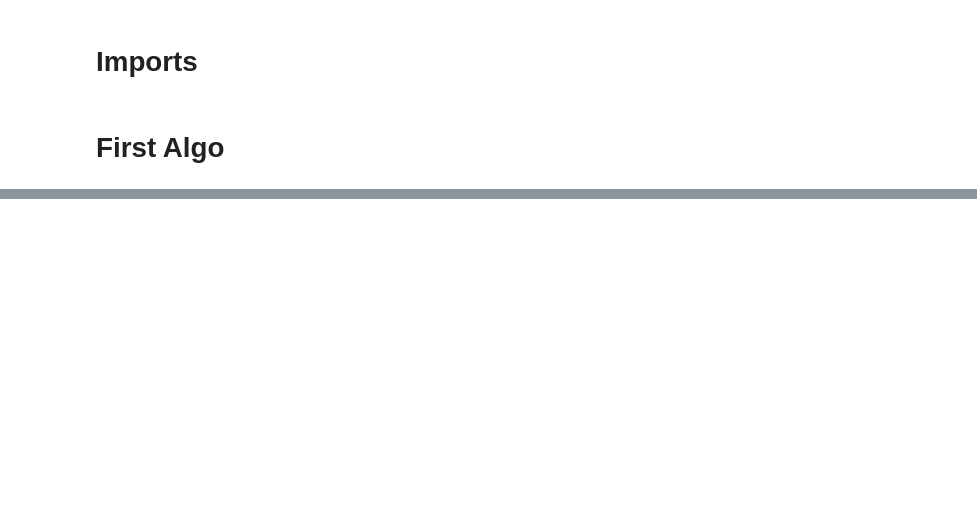
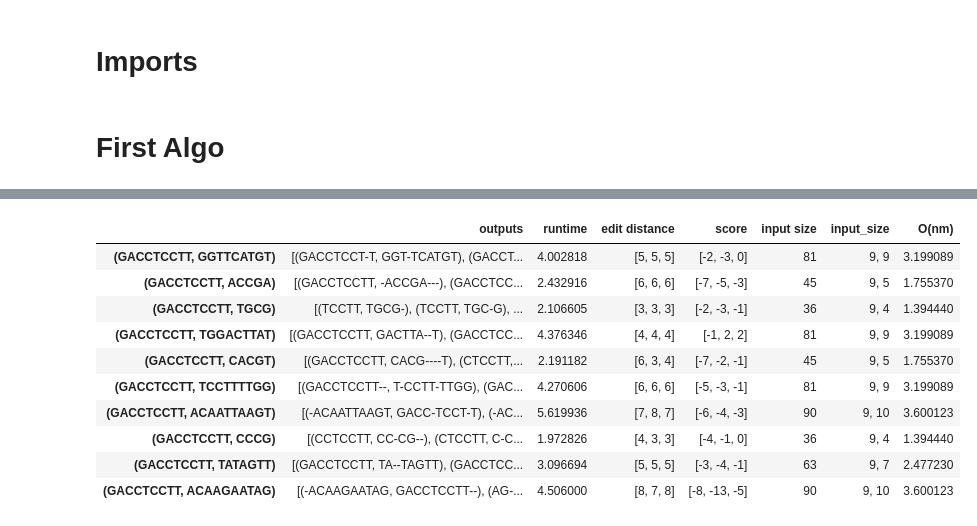
Before and after one commit to MohammedAljahdali/GlobalSequenceAlignment, a Jupyter notebook: sequence.ipynb, the cells around one changed output, grey strips where cells are left out. Drawn from its saved outputs; the diff is of its cells as text; code cells hidden in the pictures; blank space fills up the shorter version.

```diff
--- a/sequence.ipynb
+++ b/sequence.ipynb
@@ -115,0 +282,14 @@ array([[  0.,  -2.,  -4.,  -6.,  -8., -10.],
+# %%
+results[:10]
+# %% [output]
+|  | outputs | runtime | edit distance | score | input size | input_size | O(nm) |
+| (GACCTCCTT, GGTTCATGT) | [(GACCTCCT-T, GGT-TCATGT), (GACCT... | 4.002818 | [5, 5, 5] | [-2, -3, 0] | 81 | 9, 9 | 3.199089 |
+| (GACCTCCTT, ACCGA) | [(GACCTCCTT, -ACCGA---), (GACCTCC... | 2.432916 | [6, 6, 6] | [-7, -5, -3] | 45 | 9, 5 | 1.755370 |
+| (GACCTCCTT, TGCG) | [(TCCTT, TGCG-), (TCCTT, TGC-G), ... | 2.106605 | [3, 3, 3] | [-2, -3, -1] | 36 | 9, 4 | 1.394440 |
+| (GACCTCCTT, TGGACTTAT) | [(GACCTCCTT, GACTTA--T), (GACCTCC... | 4.376346 | [4, 4, 4] | [-1, 2, 2] | 81 | 9, 9 | 3.199089 |
+| (GACCTCCTT, CACGT) | [(GACCTCCTT, CACG----T), (CTCCTT,... | 2.191182 | [6, 3, 4] | [-7, -2, -1] | 45 | 9, 5 | 1.755370 |
+| (GACCTCCTT, TCCTTTTGG) | [(GACCTCCTT--, T-CCTT-TTGG), (GAC... | 4.270606 | [6, 6, 6] | [-5, -3, -1] | 81 | 9, 9 | 3.199089 |
+| (GACCTCCTT, ACAATTAAGT) | [(-ACAATTAAGT, GACC-TCCT-T), (-AC... | 5.619936 | [7, 8, 7] | [-6, -4, -3] | 90 | 9, 10 | 3.600123 |
+| (GACCTCCTT, CCCG) | [(CCTCCTT, CC-CG--), (CTCCTT, C-C... | 1.972826 | [4, 3, 3] | [-4, -1, 0] | 36 | 9, 4 | 1.394440 |
+| (GACCTCCTT, TATAGTT) | [(GACCTCCTT, TA--TAGTT), (GACCTCC... | 3.096694 | [5, 5, 5] | [-3, -4, -1] | 63 | 9, 7 | 2.477230 |
+| (GACCTCCTT, ACAAGAATAG) | [(-ACAAGAATAG, GACCTCCTT--), (AG-... | 4.506000 | [8, 7, 8] | [-8, -13, -5] | 90 | 9, 10 | 3.600123 |
```
Also changed, not shown: parts of 24 cells of this notebook.
